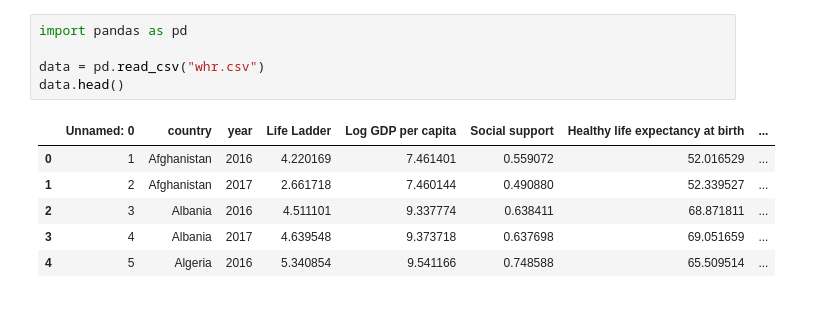
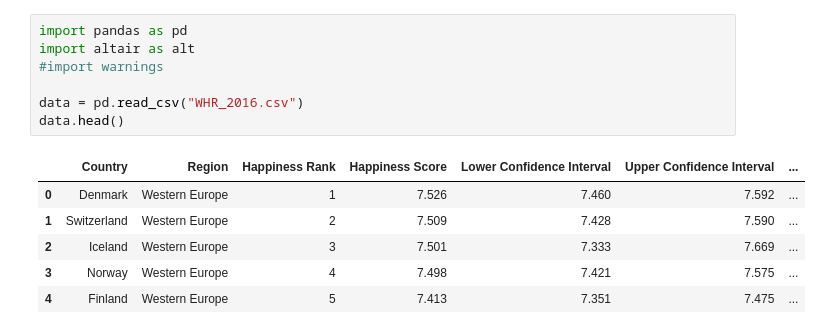
Before and after one commit to mariyyy9/Data_Visualization, a Jupyter notebook: CSCA 5702_Mari_Testing.ipynb, the cells around one changed output. Cells and saved outputs as stored; diff of their text form.

```diff
--- a/CSCA 5702_Mari_Testing.ipynb
+++ b/CSCA 5702_Mari_Testing.ipynb
@@ -1,13 +1,15 @@
 # %%
 import pandas as pd
+import altair as alt
+#import warnings
 
-data = pd.read_csv("whr.csv")
+data = pd.read_csv("WHR_2016.csv")
 data.head()
 # %% [output]
-|  | Unnamed: 0 | country | year | Life Ladder | Log GDP per capita | Social support | Healthy life expectancy at birth | ... |
-| 0 | 1 | Afghanistan | 2016 | 4.220169 | 7.461401 | 0.559072 | 52.016529 | ... |
-| 1 | 2 | Afghanistan | 2017 | 2.661718 | 7.460144 | 0.490880 | 52.339527 | ... |
-| 2 | 3 | Albania | 2016 | 4.511101 | 9.337774 | 0.638411 | 68.871811 | ... |
-| 3 | 4 | Albania | 2017 | 4.639548 | 9.373718 | 0.637698 | 69.051659 | ... |
-| 4 | 5 | Algeria | 2016 | 5.340854 | 9.541166 | 0.748588 | 65.509514 | ... |
+|  | Country | Region | Happiness Rank | Happiness Score | Lower Confidence Interval | Upper Confidence Interval | ... |
+| 0 | Denmark | Western Europe | 1 | 7.526 | 7.460 | 7.592 | ... |
+| 1 | Switzerland | Western Europe | 2 | 7.509 | 7.428 | 7.590 | ... |
+| 2 | Iceland | Western Europe | 3 | 7.501 | 7.333 | 7.669 | ... |
+| 3 | Norway | Western Europe | 4 | 7.498 | 7.421 | 7.575 | ... |
+| 4 | Finland | Western Europe | 5 | 7.413 | 7.351 | 7.475 | ... |
 # %%
```
Also changed, not shown: parts of 7 cells of this notebook.
